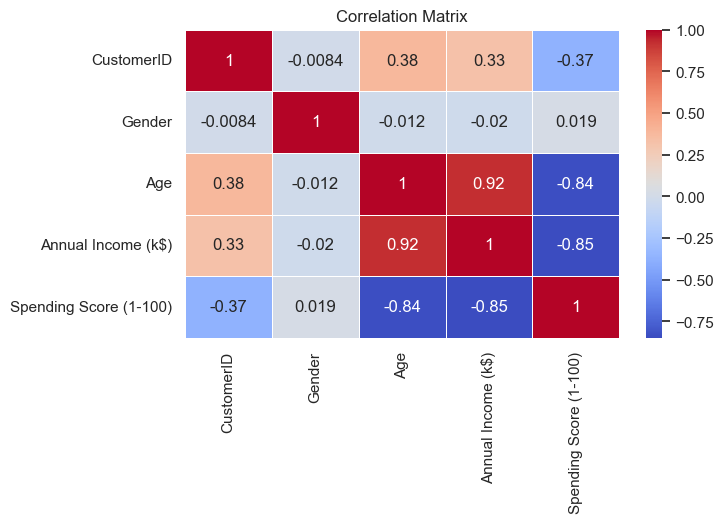
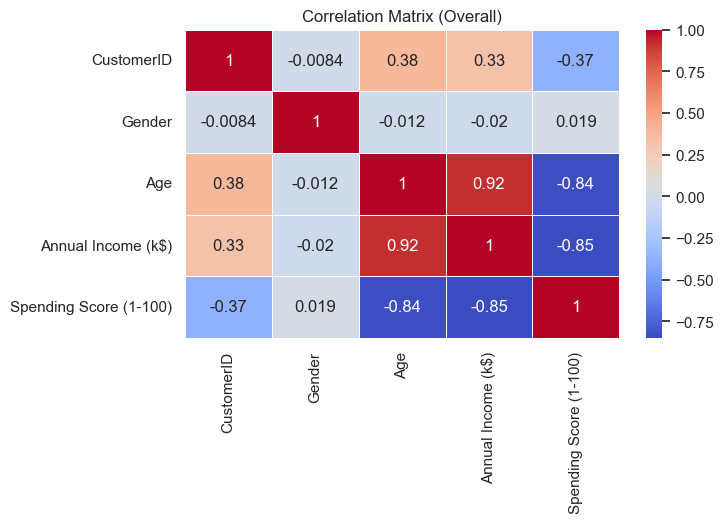
The change to this notebook cell's code, shown as a diff; its figure went from the first image to the second:
--- before
+++ after
@@ -91,33 +91,4 @@
 plt.show()
 
-# -------------------------------
-# CORRELATION MATRIX BY GENDER
-# -------------------------------
-# Separate data by gender
-female_df = df[df['Gender'] == 0]
-male_df = df[df['Gender'] == 1]
-
-# Calculate correlations for each gender
-female_corr = female_df.select_dtypes(include=['number']).corr()
-male_corr = male_df.select_dtypes(include=['number']).corr()
-
-# Plot side by side
-fig, axes = plt.subplots(1, 2, figsize=(14, 5))
-
-sns.heatmap(female_corr, annot=True, cmap='coolwarm', linewidths=0.5, ax=axes[0], cbar_kws={'label': 'Correlation'})
-axes[0].set_title("Correlation Matrix (Female - Gender=0)")
-
-sns.heatmap(male_corr, annot=True, cmap='coolwarm', linewidths=0.5, ax=axes[1], cbar_kws={'label': 'Correlation'})
-axes[1].set_title("Correlation Matrix (Male - Gender=1)")
-
-plt.tight_layout()
-plt.savefig('../outputs/plots/correlation_matrix_by_gender.png')
-plt.show()
-
-# Print summary
-print("\nFemale Correlation with Spending Score:")
-print(female_corr['Spending Score (1-100)'].sort_values(ascending=False))
-print("\nMale Correlation with Spending Score:")
-print(male_corr['Spending Score (1-100)'].sort_values(ascending=False))
 
 # -------------------------------

Commit: feat: add robust distribution, boxplot, and correlation visualization tools to eda module